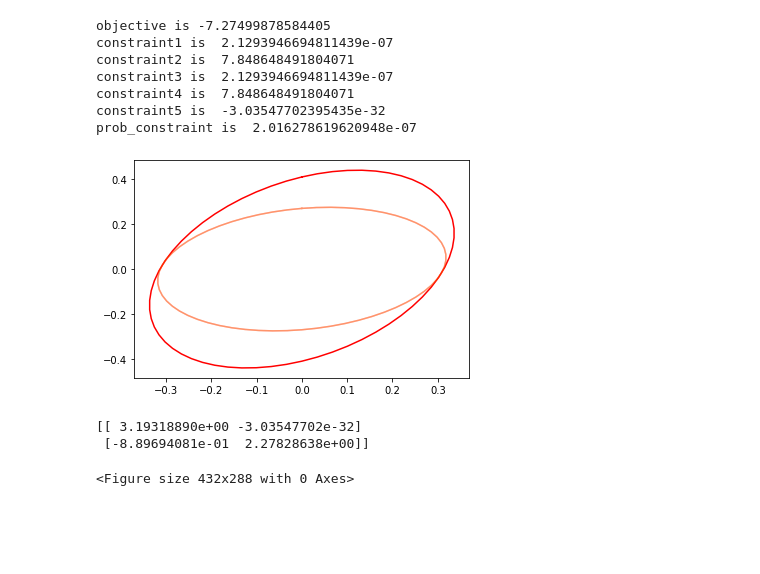
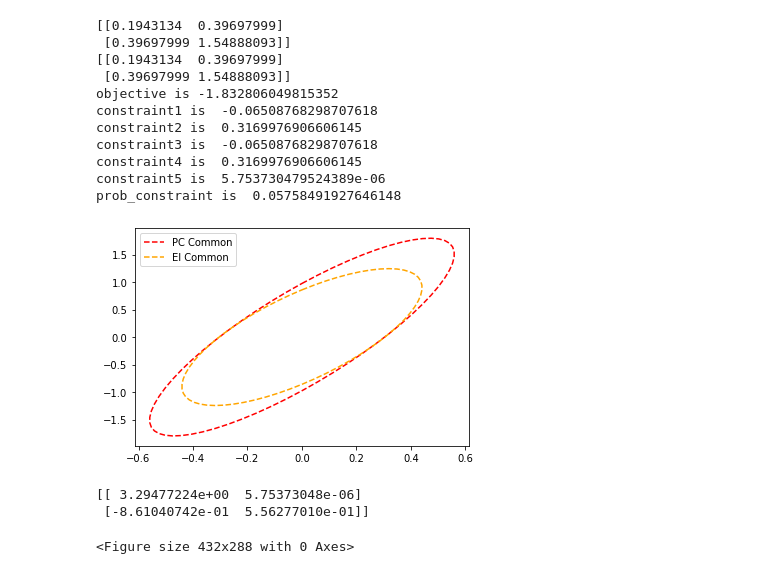
Before and after one commit to Aryan-Naveen/AFRL_dataFusion, a Jupyter notebook: Optimization.ipynb, the cells around one changed output. Cells and saved outputs as stored; diff of their text form; code cells hidden in the pictures; blank space fills up the shorter version.

```diff
--- a/Optimization.ipynb
+++ b/Optimization.ipynb
@@ -152,4 +199,8 @@ cons = [con1, con2, con3, con4, con5, con6]
 # %%
-S_0 = 0.2*(np.linalg.cholesky(inv(mutual_covariance(C_a, C_b))).T).reshape(4, )
+if dims == 1:
+    S_0 = 0.99*(np.linalg.cholesky(inv(mutual_covariance(C_a, C_b))).T).reshape(dims**2, )
+else:
+    S_0 = (np.linalg.cholesky(inv(mutual_covariance(C_a, C_b))).T).reshape(dims**2, )
+
 prob_constraint(S_0)
 # %% [output]
@@ -175,5 +227,9 @@ prob_constraint is  3.343337546649882
-# %%
-sol = minimize(objective, S_0, method='trust-constr', constraints=cons)
+# %%
+if dims == 2:
+    sol = minimize(objective2, S_0, method='trust-constr', constraints=cons)
+if dims == 1:
+    sol = minimize(objective1, S_0, method='SLSQP', constraints=cons)
+# sol = minimize(objective, S_0, method='SLSQP', constraints=cons)
 # %%
 print(sol)
 # %% [output]
@@ -199,38 +324,41 @@ S = sol.x.reshape(2,2)
 # %%
-S = sol.x
-S = S.reshape(2, 2).T
+print_debug = True
+print(C_a)
+print(C_b)
+if print_debug:
+    print ('objective is',objective2(sol.x))
+    print ('constraint1 is ',constraint1(sol.x))
+    print ('constraint2 is ',constraint2(sol.x))
+    print ('constraint3 is ',constraint3(sol.x))
+    print ('constraint4 is ',constraint4(sol.x))
+    print ('constraint5 is ',constraint5(sol.x))
+    print ('prob_constraint is ',prob_constraint(sol.x))
 
-C_c = inv(S.T) @ inv(S)
+    ax = plt.axes()
+    plot_ellipse(C_c_PC, ax, alpha_val=1, linestyle='dashed', label_t="PC Common")
 
-print ('objective is',objective(sol.x))
-print ('constraint1 is ',constraint1(sol.x))
-print ('constraint2 is ',constraint2(sol.x))
-print ('constraint3 is ',constraint3(sol.x))
-print ('constraint4 is ',constraint4(sol.x))
-print ('constraint5 is ',constraint5(sol.x))
-print ('prob_constraint is ',prob_constraint(sol.x))
+    plot_ellipse(mutual_covariance(C_a, C_b), ax, alpha_val=1, color_def='orange', linestyle='dashed', label_t="EI Common")
+    ax.legend()
+    plt.show()
+    plt.cla()
+    plt.clf()
 
-ax = plt.axes()
-plot_ellipse(C_c, ax, alpha_val=1)
-plot_ellipse(C_a, ax)
-plot_ellipse(C_b, ax)
-plot_ellipse(mutual_covariance(C_a, C_b), ax, color_def='orange')
-plt.show()
-plt.cla()
-plt.clf()
-
-print(S)
+    print(S)
 # %% [output]
-objective is -7.27499878584405
-constraint1 is  2.1293946694811439e-07
-constraint2 is  7.848648491804071
-constraint3 is  2.1293946694811439e-07
-constraint4 is  7.848648491804071
-constraint5 is  -3.03547702395435e-32
-prob_constraint is  2.016278619620948e-07
+[[0.1943134  0.39697999]
+ [0.39697999 1.54888093]]
+[[0.1943134  0.39697999]
+ [0.39697999 1.54888093]]
+objective is -1.832806049815352
+constraint1 is  -0.06508768298707618
+constraint2 is  0.3169976906606145
+constraint3 is  -0.06508768298707618
+constraint4 is  0.3169976906606145
+constraint5 is  5.753730479524389e-06
+prob_constraint is  0.05758491927646148
-[figure, old version]
+[figure, new version]
-[[ 3.19318890e+00 -3.03547702e-32]
- [-8.89694081e-01  2.27828638e+00]]
+[[ 3.29477224e+00  5.75373048e-06]
+ [-8.61040742e-01  5.56277010e-01]]
 <Figure size 432x288 with 0 Axes>
 # %%
 ax = plt.axes()
```
Also changed, not shown: parts of 11 cells of this notebook, 5 other files.
